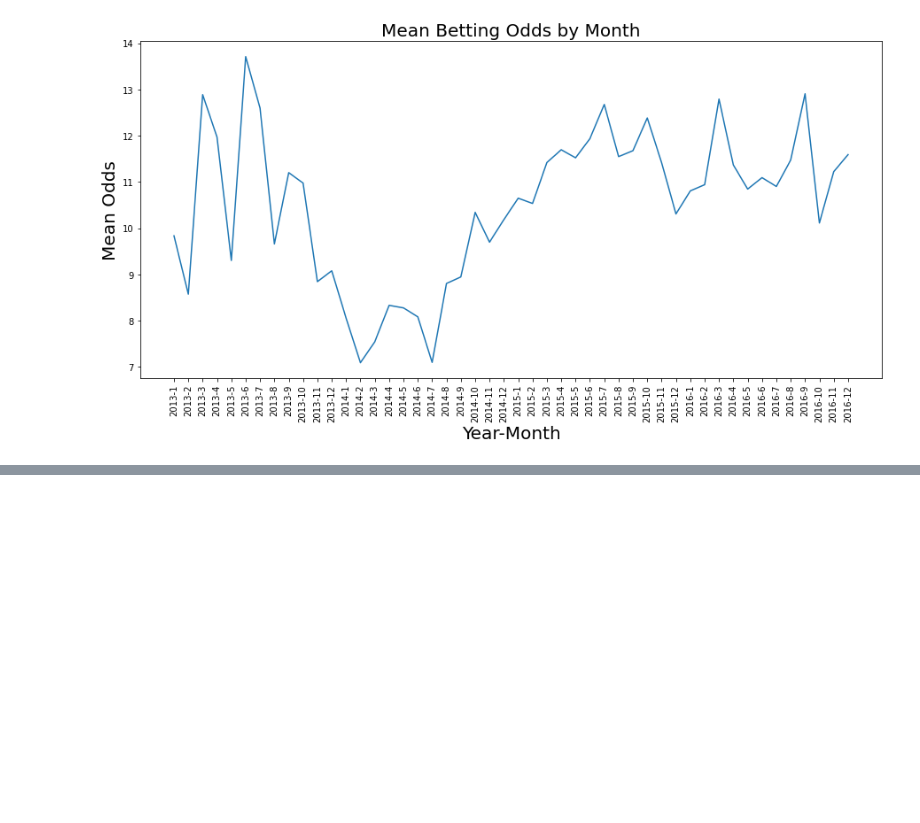
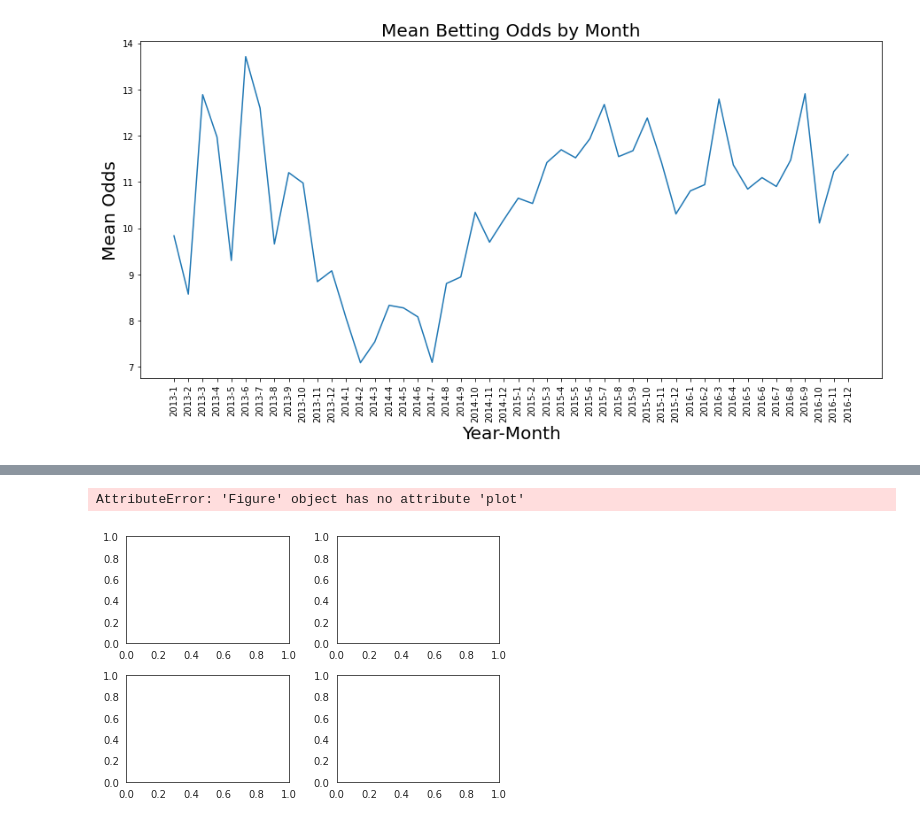
Before and after one commit to zyang0009/CapstoneHorsinAround, a Jupyter notebook: HorsingAround.ipynb, the cells around one changed output, grey strips where cells are left out. Saved outputs shown, nothing was run; the diff lists cells and outputs as text; code cells hidden in the pictures; blank space fills up the shorter version.

```diff
--- a/HorsingAround.ipynb
+++ b/HorsingAround.ipynb
@@ -271,0 +502,4 @@ plt.show();
+# %%
+tipsterdf = datadf.groupby(['Tipster','Result_cost','Year-Month','Year','Month','TipsterActive']).agg({'Result_cost':['mean','std','min','max']})
+tipsterdf = tipsterdf.sort_values(['Year','Month']).reset_index()
+tipsterdf
@@ -271,0 +534,3 @@ plt.show();
+# %%
+tipA=tipsterdf[(tipsterdf['Tipster']=='Tipster A')]
+tipA.shape
@@ -271,0 +541,5 @@ plt.show();
+# %%
+datatoplot=tipA[tipA['Year']==2018][['Month','TipsterActive','Result_cost']]
+datatoplot['mean']=datatoplot['Result_cost']['mean'].to_list()
+datatoplot=datatoplot.drop('Result_cost',axis=1)
+datatoplot['TipsterActive'].nunique()
@@ -271,0 +565,32 @@ plt.show();
+# %%
+def plotTipYears(year):
+
+    datatoplot=tipA[tipA['Year']==year][['Month','TipsterActive','Result_cost']]
+    datatoplot['mean']=datatoplot['Result_cost']['mean'].to_list()
+    datatoplot=datatoplot.drop('Result_cost',axis=1)
+    datatoplot
+
+
+
+
+
+
+fig,axs=plt.subplots(2,2)
+fig.tight_layout()
+fig.plot[tipA]
+
+# cols_to_plot = ['age', 'drinking', 'exercise', 'smoking']
+
+# fig, axs = plt.subplots(nrows=2, ncols=2)
+# fig.set_size_inches(20, 10)
+# fig.subplots_adjust(wspace=0.2)
+# fig.subplots_adjust(hspace=0.5)
+
+# for col, ax in zip(cols_to_plot, axs.flatten()):
+#     dftemp = df[col].value_counts()
+#     ax.bar(dftemp.index, list(dftemp))
+#     ax.set_title(col)
+#     ax.tick_params(axis='x', labelrotation=30)
+# %% [output]
+AttributeError: 'Figure' object has no attribute 'plot'
+[figure, added]
```
Also changed, not shown: parts of 33 cells of this notebook.
